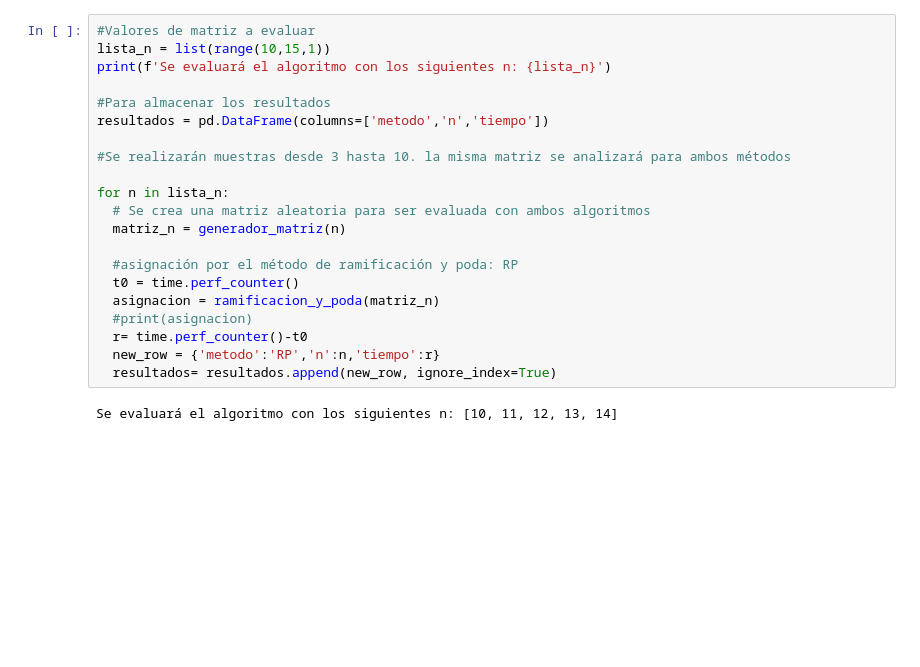
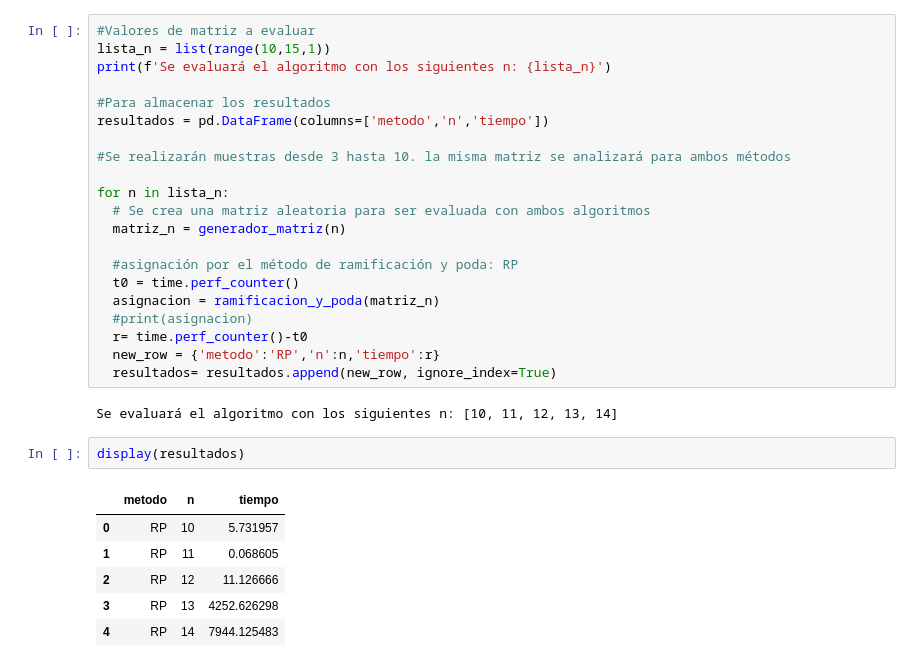
Before and after one commit to eacasas/algoritmosOptimizacion, a Jupyter notebook: ActividadGuiada2_EfraimCasas.ipynb, the cells around one changed output. Drawn from its saved outputs; the diff is of its cells as text; blank space fills up the shorter version.

```diff
--- a/ActividadGuiada2_EfraimCasas.ipynb
+++ b/ActividadGuiada2_EfraimCasas.ipynb
@@ -420,3 +420,12 @@ for n in lista_n:
   resultados= resultados.append(new_row, ignore_index=True)
 # %% [output]
 Se evaluará el algoritmo con los siguientes n: [10, 11, 12, 13, 14]
+# %%
+display(resultados)
+# %% [output]
+|  | metodo | n | tiempo |
+| 0 | RP | 10 | 5.731957 |
+| 1 | RP | 11 | 0.068605 |
+| 2 | RP | 12 | 11.126666 |
+| 3 | RP | 13 | 4252.626298 |
+| 4 | RP | 14 | 7944.125483 |
```
Also changed, not shown: parts of 2 cells of this notebook.
